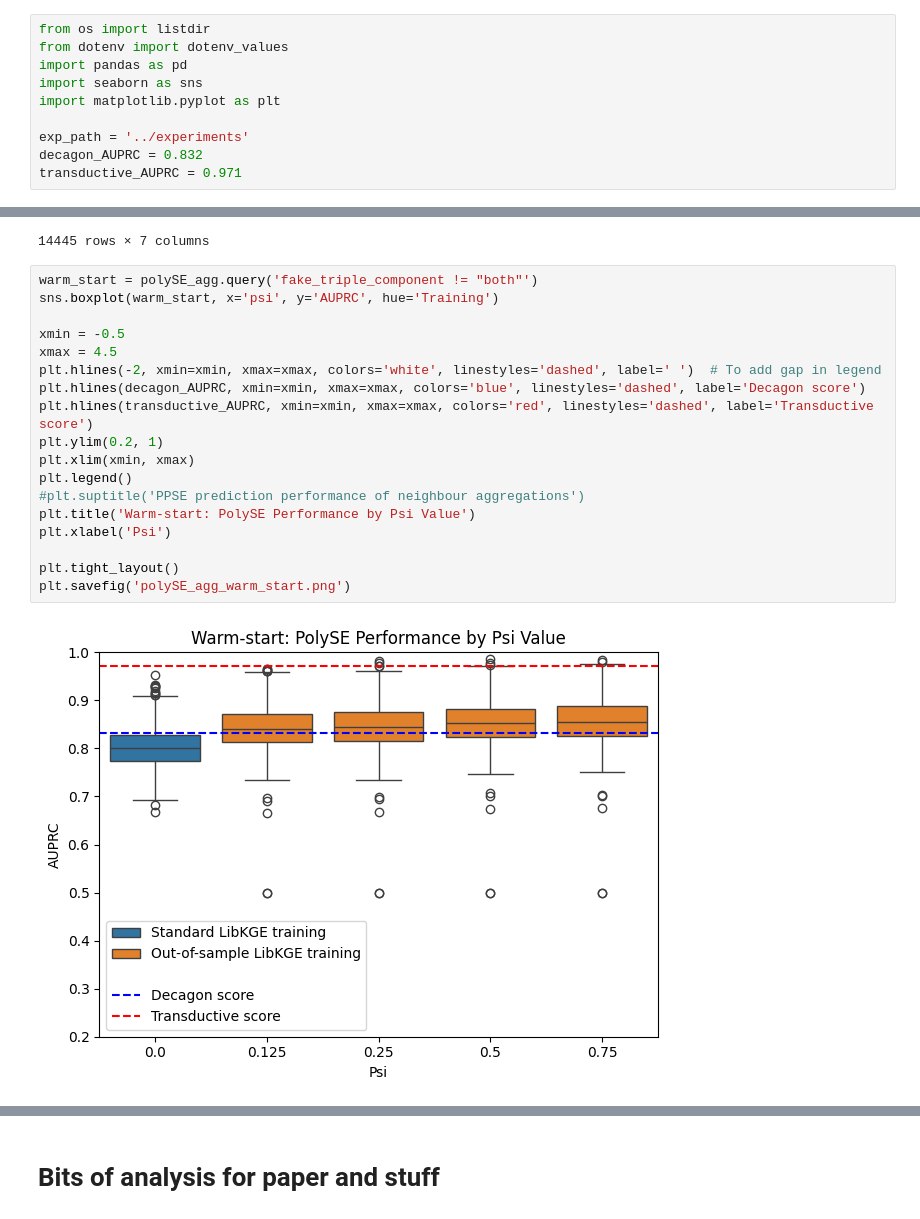
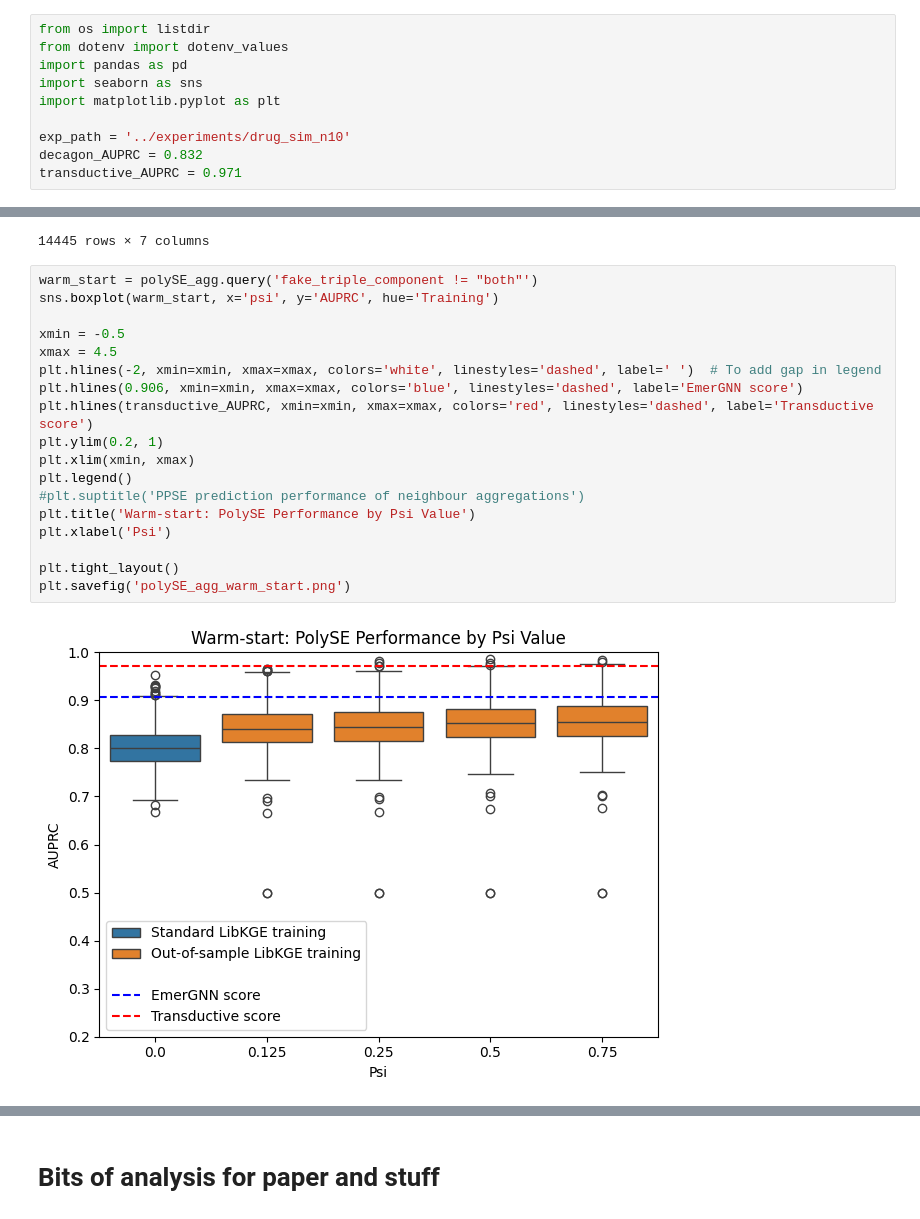
Before and after one commit to oliver-lloyd/Chapter5, a Jupyter notebook: analysis/viz/viz.ipynb, the cells around one changed output, grey strips where cells are left out. Saved outputs shown, nothing was run; the diff lists cells and outputs as text.

Commit message:
updated figures

```diff
--- a/analysis/viz/viz.ipynb
+++ b/analysis/viz/viz.ipynb
@@ -5,7 +5,7 @@ import pandas as pd
 import seaborn as sns
 import matplotlib.pyplot as plt
 
-exp_path = '../experiments'
+exp_path = '../experiments/drug_sim_n10'
 decagon_AUPRC = 0.832
 transductive_AUPRC = 0.971
 # %% [markdown]
@@ -155,23 +158,23 @@ polySE_agg
 # %%
 warm_start = polySE_agg.query('fake_triple_component != "both"')
 sns.boxplot(warm_start, x='psi', y='AUPRC', hue='Training')
 
 xmin = -0.5
 xmax = 4.5
 plt.hlines(-2, xmin=xmin, xmax=xmax, colors='white', linestyles='dashed', label=' ')  # To add gap in legend
-plt.hlines(decagon_AUPRC, xmin=xmin, xmax=xmax, colors='blue', linestyles='dashed', label='Decagon score')
+plt.hlines(0.906, xmin=xmin, xmax=xmax, colors='blue', linestyles='dashed', label='EmerGNN score')
 plt.hlines(transductive_AUPRC, xmin=xmin, xmax=xmax, colors='red', linestyles='dashed', label='Transductive score')
 plt.ylim(0.2, 1)
 plt.xlim(xmin, xmax)
 plt.legend()
 #plt.suptitle('PPSE prediction performance of neighbour aggregations')
 plt.title('Warm-start: PolySE Performance by Psi Value')
 plt.xlabel('Psi')
 
 plt.tight_layout()
 plt.savefig('polySE_agg_warm_start.png')
 # %% [output]
-[figure, old version]
+[figure, new version]
 # %%
 cold_start = polySE_agg.query('fake_triple_component == "both"')
 sns.boxplot(cold_start, x='psi', y='AUPRC', hue='Training')
```
Also changed, not shown: parts of 6 cells of this notebook, 3 other files.
